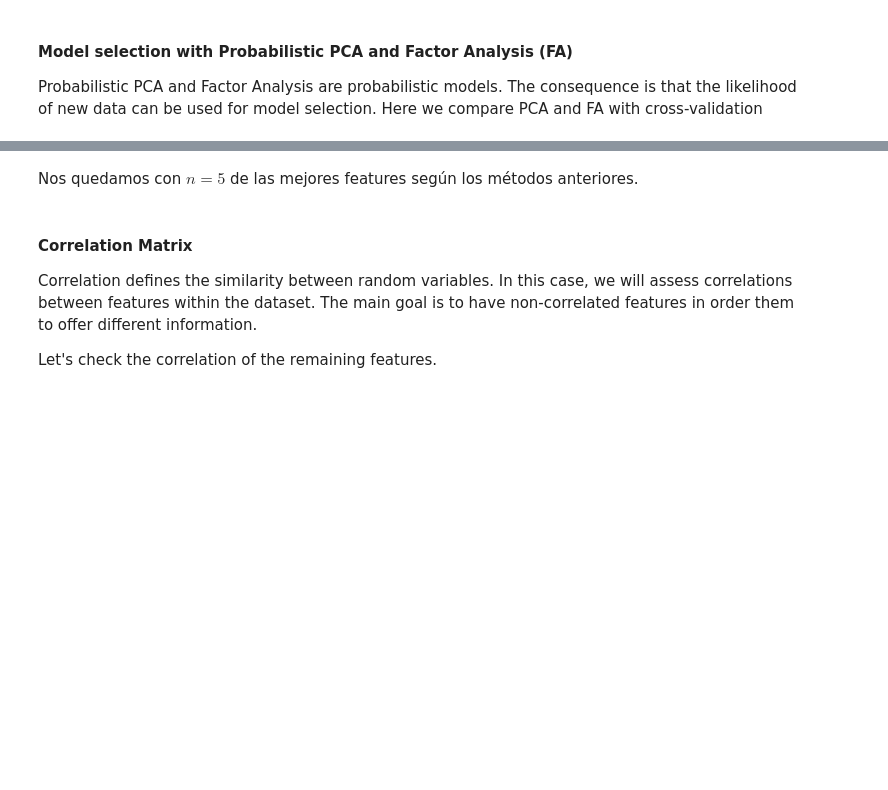
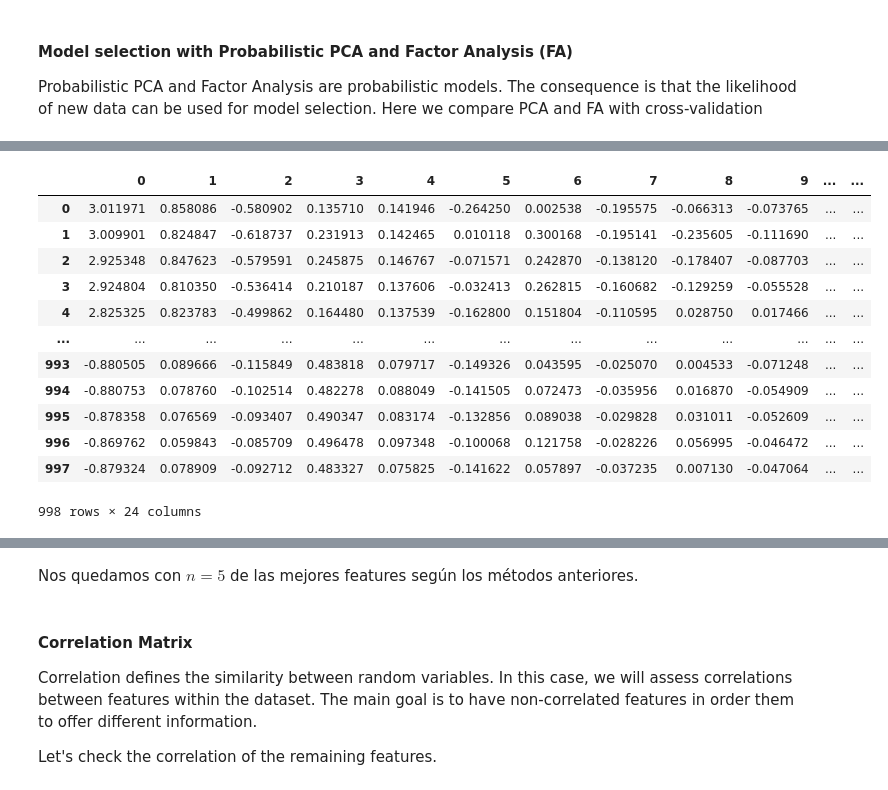
Before and after one commit to aguumg/Bitcoin-Daily-Direction-Analysis, a Jupyter notebook: Aplicación de Ciencia de Datos para la Clasificación del Movimiento Diario del Bitcoin.ipynb, the cells around one changed output, grey strips where cells are left out. Drawn from its saved outputs; the diff is of its cells as text; code cells hidden in the pictures; blank space fills up the shorter version.

```diff
--- a/Aplicación de Ciencia de Datos para la Clasificación del Movimiento Diario del Bitcoin.ipynb
+++ b/Aplicación de Ciencia de Datos para la Clasificación del Movimiento Diario del Bitcoin.ipynb
@@ -516,5 +532,19 @@ X_
 # %%
-Y=pd.DataFrame(X_)
-Y
+Y_=pd.DataFrame(X_)
+Y_
+# %% [output]
+|  | 0 | 1 | 2 | 3 | 4 | 5 | 6 | 7 | 8 | 9 | ... | ... |
+| 0 | 3.011971 | 0.858086 | -0.580902 | 0.135710 | 0.141946 | -0.264250 | 0.002538 | -0.195575 | -0.066313 | -0.073765 | ... | ... |
+| 1 | 3.009901 | 0.824847 | -0.618737 | 0.231913 | 0.142465 | 0.010118 | 0.300168 | -0.195141 | -0.235605 | -0.111690 | ... | ... |
+| 2 | 2.925348 | 0.847623 | -0.579591 | 0.245875 | 0.146767 | -0.071571 | 0.242870 | -0.138120 | -0.178407 | -0.087703 | ... | ... |
+| 3 | 2.924804 | 0.810350 | -0.536414 | 0.210187 | 0.137606 | -0.032413 | 0.262815 | -0.160682 | -0.129259 | -0.055528 | ... | ... |
+| 4 | 2.825325 | 0.823783 | -0.499862 | 0.164480 | 0.137539 | -0.162800 | 0.151804 | -0.110595 | 0.028750 | 0.017466 | ... | ... |
+| ... | ... | ... | ... | ... | ... | ... | ... | ... | ... | ... | ... | ... |
+| 993 | -0.880505 | 0.089666 | -0.115849 | 0.483818 | 0.079717 | -0.149326 | 0.043595 | -0.025070 | 0.004533 | -0.071248 | ... | ... |
+| 994 | -0.880753 | 0.078760 | -0.102514 | 0.482278 | 0.088049 | -0.141505 | 0.072473 | -0.035956 | 0.016870 | -0.054909 | ... | ... |
+| 995 | -0.878358 | 0.076569 | -0.093407 | 0.490347 | 0.083174 | -0.132856 | 0.089038 | -0.029828 | 0.031011 | -0.052609 | ... | ... |
+| 996 | -0.869762 | 0.059843 | -0.085709 | 0.496478 | 0.097348 | -0.100068 | 0.121758 | -0.028226 | 0.056995 | -0.046472 | ... | ... |
+| 997 | -0.879324 | 0.078909 | -0.092712 | 0.483327 | 0.075825 | -0.141622 | 0.057897 | -0.037235 | 0.007130 | -0.047064 | ... | ... |
+998 rows × 24 columns
 # %%
 X
```
Also changed, not shown: parts of 43 cells of this notebook.
